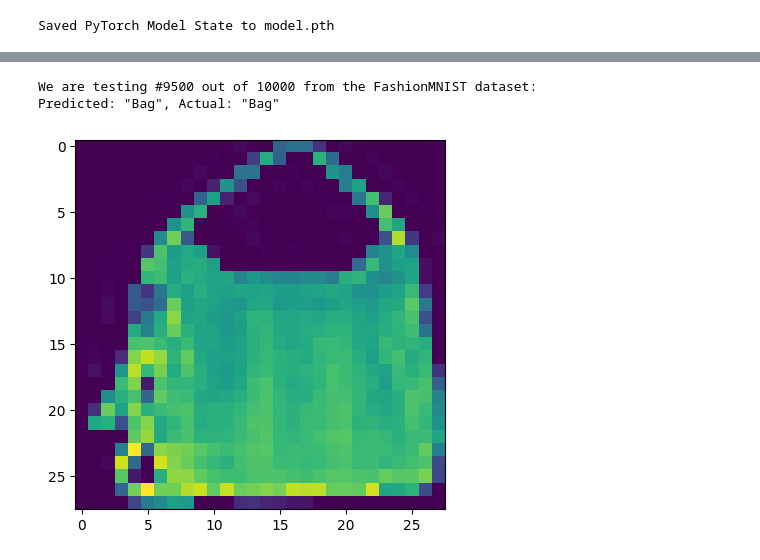
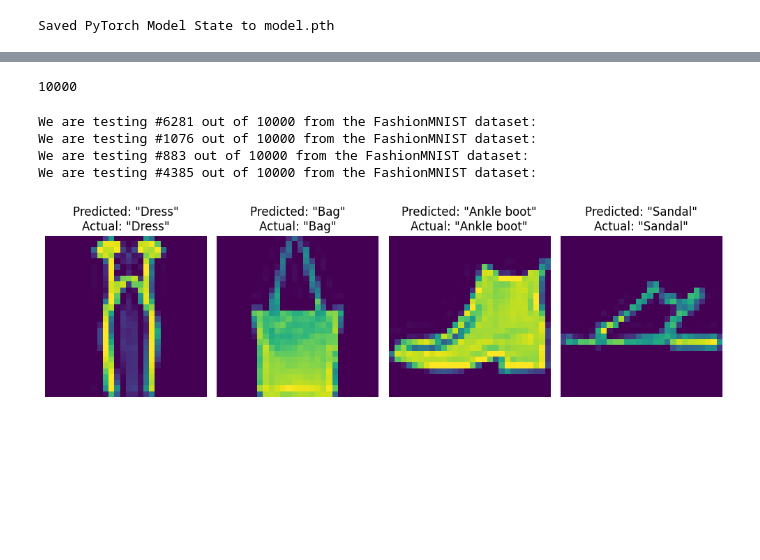
Before and after one commit to khangsheng1/Learning-PyTorch, a Jupyter notebook: PyTorch_Tutorial_FashionMNIST.ipynb, the cells around one changed output, grey strips where cells are left out. Saved outputs shown, nothing was run; the diff lists cells and outputs as text; code cells hidden in the pictures; blank space fills up the shorter version.

```diff
--- a/PyTorch_Tutorial_FashionMNIST.ipynb
+++ b/PyTorch_Tutorial_FashionMNIST.ipynb
@@ -169,37 +199,54 @@ model.load_state_dict(torch.load("model.pth", weights_only=True))
+# %%
+len(test_data)
+# %% [output]
+10000
 # %%
 import pandas as pd
 import matplotlib.pyplot as plt
 import numpy as np
+import random
 %matplotlib inline
+
 
 classes = [
     "T-shirt/top",
     "Trouser",
     "Pullover",
     "Dress",
     "Coat",
     "Sandal",
     "Shirt",
     "Sneaker",
     "Bag",
     "Ankle boot",
 ]
 
-test_num = 9500
+num_iter = 4  # Number of images to test
+fig, axs = plt.subplots(1, num_iter, figsize=(10, 3))  # Create subplots (1 row, num_iter columns)
 
-model.eval()
-x, y = test_data[test_num][0], test_data[test_num][1]
+for i in range(num_iter):
+    # Generate a random number
+    test_num = random.randint(0, 10000)
 
-# Display image
-print(f'We are testing #{test_num} out of 10000 from the FashionMNIST dataset:')
-plt.imshow(x.reshape(28,28))
+    model.eval()
+    x, y = test_data[test_num][0], test_data[test_num][1]
 
-with torch.no_grad():
-    x = x.to(device)
-    pred = model(x)
-    predicted, actual = classes[pred[0].argmax(0)], classes[y]
-    print(f'Predicted: "{predicted}", Actual: "{actual}"')
+    # Display image in a subplot
+    print(f'We are testing #{test_num} out of 10000 from the FashionMNIST dataset:')
+    axs[i].imshow(x.reshape(28, 28))  # Plot in the ith subplot
+    axs[i].axis('off')  # Turn off axis for cleaner look
+
+    with torch.no_grad():
+        x = x.to(device)
+        pred = model(x)
+        predicted, actual = classes[pred[0].argmax(0)], classes[y]
+        axs[i].set_title(f'Predicted: "{predicted}"\nActual: "{actual}"')  # Set title for the subplot
+
+plt.tight_layout()  # Adjust layout to prevent overlapping
+plt.show()
 # %% [output]
-We are testing #9500 out of 10000 from the FashionMNIST dataset:
-Predicted: "Bag", Actual: "Bag"
+We are testing #6281 out of 10000 from the FashionMNIST dataset:
+We are testing #1076 out of 10000 from the FashionMNIST dataset:
+We are testing #883 out of 10000 from the FashionMNIST dataset:
+We are testing #4385 out of 10000 from the FashionMNIST dataset:
-[figure, old version]
+[figure, new version]
```
Also changed, not shown: parts of 5 cells of this notebook.
